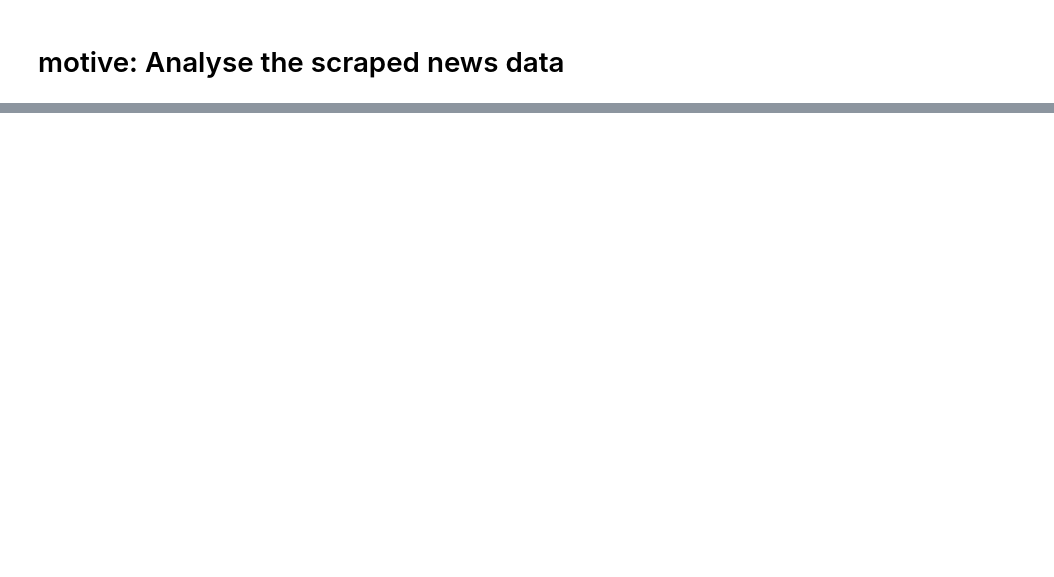
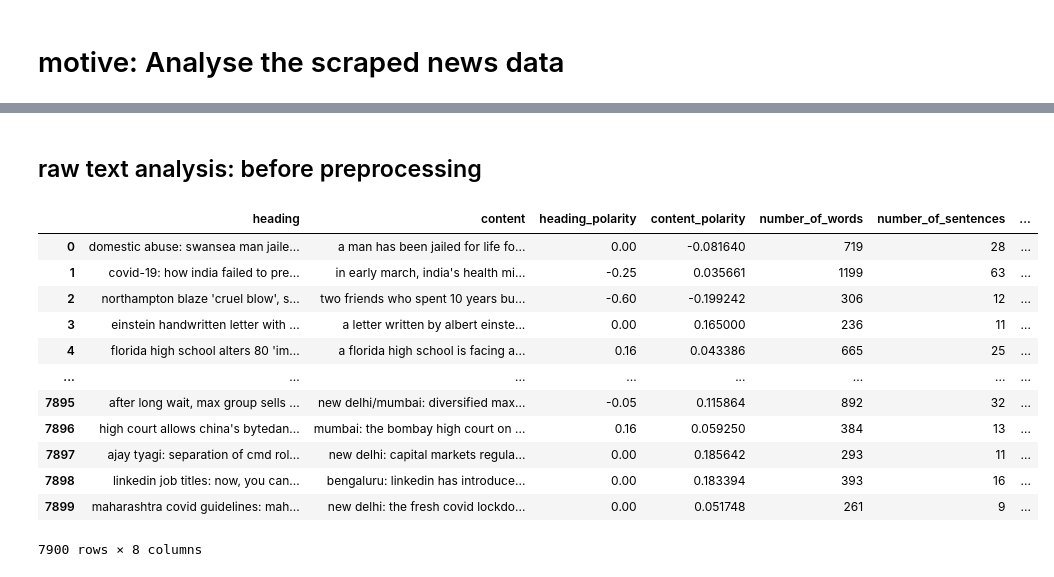
Before and after one commit to thepooons/news-rec-cw, a Jupyter notebook: notebooks/6_6_21_text_eda.ipynb, the cells around one changed output, grey strips where cells are left out. Cells and saved outputs as stored; diff of their text form; code cells hidden in the pictures; blank space fills up the shorter version.

```diff
--- a/notebooks/6_6_21_text_eda.ipynb
+++ b/notebooks/6_6_21_text_eda.ipynb
@@ -26,0 +20,7 @@ data.loc[4, "raw_text"]
+# %%
+data = pd.read_csv(r"../data/common/bbc_toi_yahoo_merged/merged_extra_nlemma_npunc.csv")
+print(data.columns)
+data = data.drop_duplicates(subset=["heading"])
+data = data.loc[~data.loc[:, "content"].isna()].reset_index(drop=True)
+print(data.info())
+data.head()
@@ -26,0 +47,36 @@ data.loc[4, "raw_text"]
+# %% [markdown]
+## raw text analysis: before preprocessing
+# %%
+def num_words(document):
+    return len(document.split(" "))
+
+def num_sentences(document):
+    return len(document.split(". "))
+
+def avg_word_len(document):
+    words = document.split(" ")
+    return sum([len(word) for word in words]) / len(words)
+
+def num_chars(document):
+    return len(document)
+
+data.loc[:, "number_of_words"] = data.loc[:, "content"].progress_apply(num_words)
+data.loc[:, "number_of_sentences"] = data.loc[:, "content"].progress_apply(num_sentences)
+data.loc[:, "average_word_length"] = data.loc[:, "content"].progress_apply(avg_word_len)
+data.loc[:, "number_of_characters"] = data.loc[:, "content"].progress_apply(num_chars)
+
+data
+# %% [output]
+|  | heading | content | heading_polarity | content_polarity | number_of_words | number_of_sentences | ... |
+| 0 | domestic abuse: swansea man jaile... | a man has been jailed for life fo... | 0.00 | -0.081640 | 719 | 28 | ... |
+| 1 | covid-19: how india failed to pre... | in early march, india's health mi... | -0.25 | 0.035661 | 1199 | 63 | ... |
+| 2 | northampton blaze 'cruel blow', s... | two friends who spent 10 years bu... | -0.60 | -0.199242 | 306 | 12 | ... |
+| 3 | einstein handwritten letter with ... | a letter written by albert einste... | 0.00 | 0.165000 | 236 | 11 | ... |
+| 4 | florida high school alters 80 'im... | a florida high school is facing a... | 0.16 | 0.043386 | 665 | 25 | ... |
+| ... | ... | ... | ... | ... | ... | ... | ... |
+| 7895 | after long wait, max group sells ... | new delhi/mumbai: diversified max... | -0.05 | 0.115864 | 892 | 32 | ... |
+| 7896 | high court allows china's bytedan... | mumbai: the bombay high court on ... | 0.16 | 0.059250 | 384 | 13 | ... |
+| 7897 | ajay tyagi: separation of cmd rol... | new delhi: capital markets regula... | 0.00 | 0.185642 | 293 | 11 | ... |
+| 7898 | linkedin job titles: now, you can... | bengaluru: linkedin has introduce... | 0.00 | 0.183394 | 393 | 16 | ... |
+| 7899 | maharashtra covid guidelines: mah... | new delhi: the fresh covid lockdo... | 0.00 | 0.051748 | 261 | 9 | ... |
+7900 rows × 8 columns
```
Also changed, not shown: parts of 17 cells of this notebook, 3 other files.
